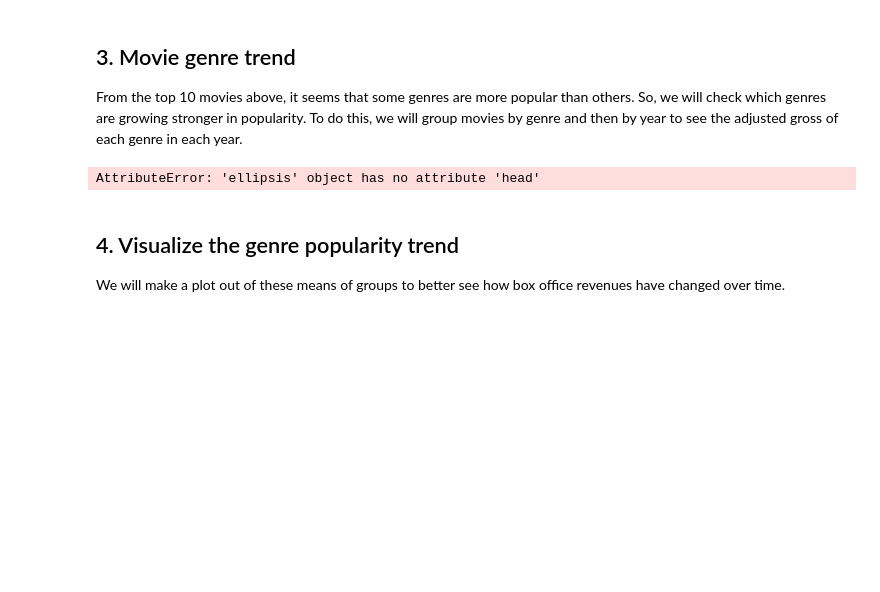
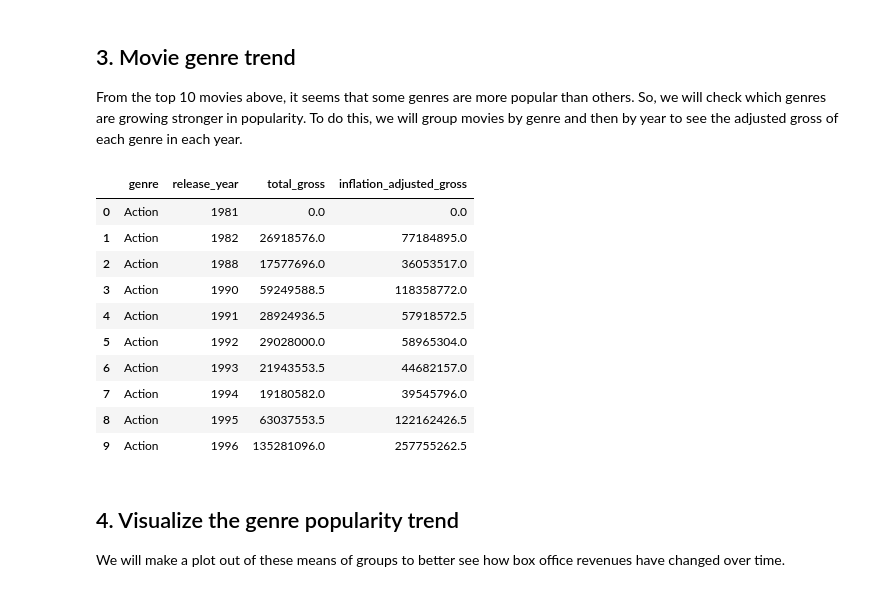
Before and after one commit to MohamedAmineBoufares/disney-movies-and-box-office-success-from-datacamp, a Jupyter notebook: Disney Movies and Box Office Success/Disney Movies and Box Office Success/notebook.ipynb, the cells around one changed output. Saved outputs shown, nothing was run; the diff lists cells and outputs as text; code cells hidden in the pictures; blank space fills up the shorter version.

```diff
--- a/Disney Movies and Box Office Success/Disney Movies and Box Office Success/notebook.ipynb
+++ b/Disney Movies and Box Office Success/Disney Movies and Box Office Success/notebook.ipynb
@@ -55,19 +55,29 @@ inflation_adjusted_gross_desc.head(10)
 ## 3. Movie genre trend
 <p>From the top 10 movies above, it seems that some genres are more popular than others. So, we will check which genres are growing stronger in popularity. To do this, we will group movies by genre and then by year to see the adjusted gross of each genre in each year.</p>
 # %%
- # Extract year from release_date and store it in a new column
-gross['release_year'] = ...
+# Extract year from release_date and store it in a new column
+gross['release_year'] = pd.DatetimeIndex(gross['release_date']).year
 
 # Compute mean of adjusted gross per genre and per year
-group = ...
+group = gross.groupby(['genre','release_year']).mean()
 
 # Convert the GroupBy object to a DataFrame
-genre_yearly = ...
+genre_yearly = group.reset_index()
 
 # Inspect genre_yearly
 genre_yearly.head(10)
 # %% [output]
-AttributeError: 'ellipsis' object has no attribute 'head'
+|  | genre | release_year | total_gross | inflation_adjusted_gross |
+| 0 | Action | 1981 | 0.0 | 0.0 |
+| 1 | Action | 1982 | 26918576.0 | 77184895.0 |
+| 2 | Action | 1988 | 17577696.0 | 36053517.0 |
+| 3 | Action | 1990 | 59249588.5 | 118358772.0 |
+| 4 | Action | 1991 | 28924936.5 | 57918572.5 |
+| 5 | Action | 1992 | 29028000.0 | 58965304.0 |
+| 6 | Action | 1993 | 21943553.5 | 44682157.0 |
+| 7 | Action | 1994 | 19180582.0 | 39545796.0 |
+| 8 | Action | 1995 | 63037553.5 | 122162426.5 |
+| 9 | Action | 1996 | 135281096.0 | 257755262.5 |
 # %% [markdown]
 ## 4. Visualize the genre popularity trend
 <p>We will make a plot out of these means of groups to better see how box office revenues have changed over time.</p>
```
Also changed, not shown: parts of 2 cells of this notebook.
